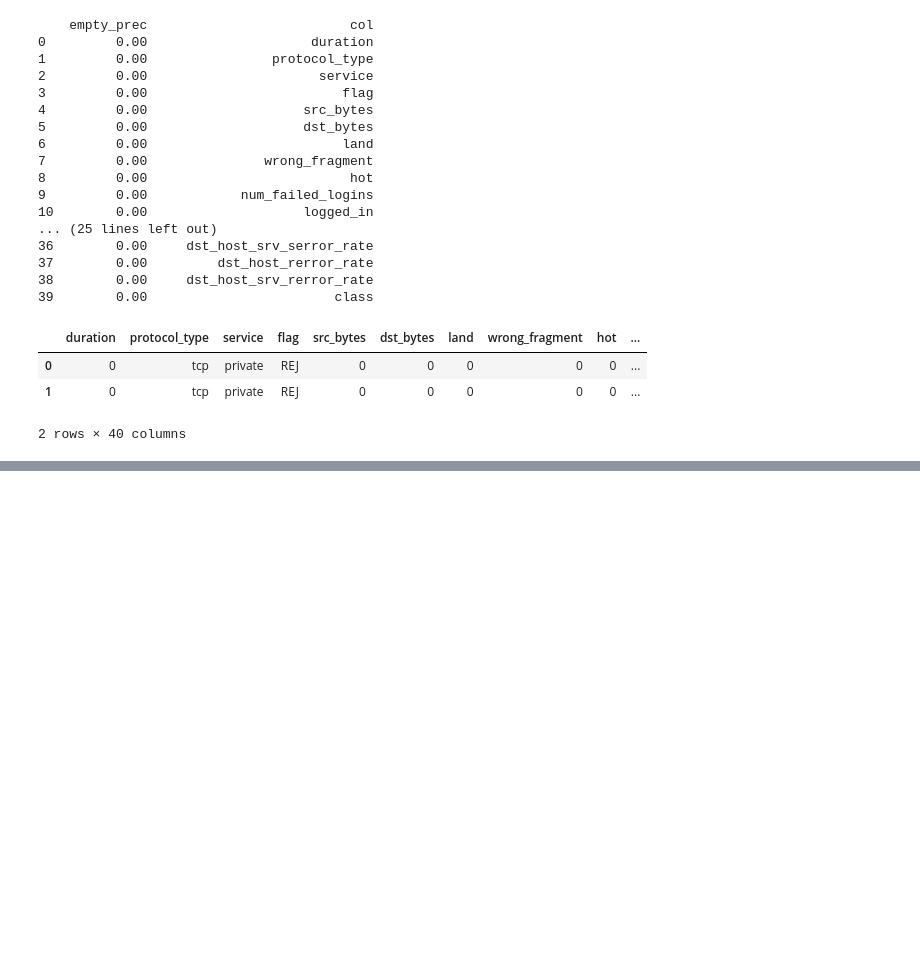
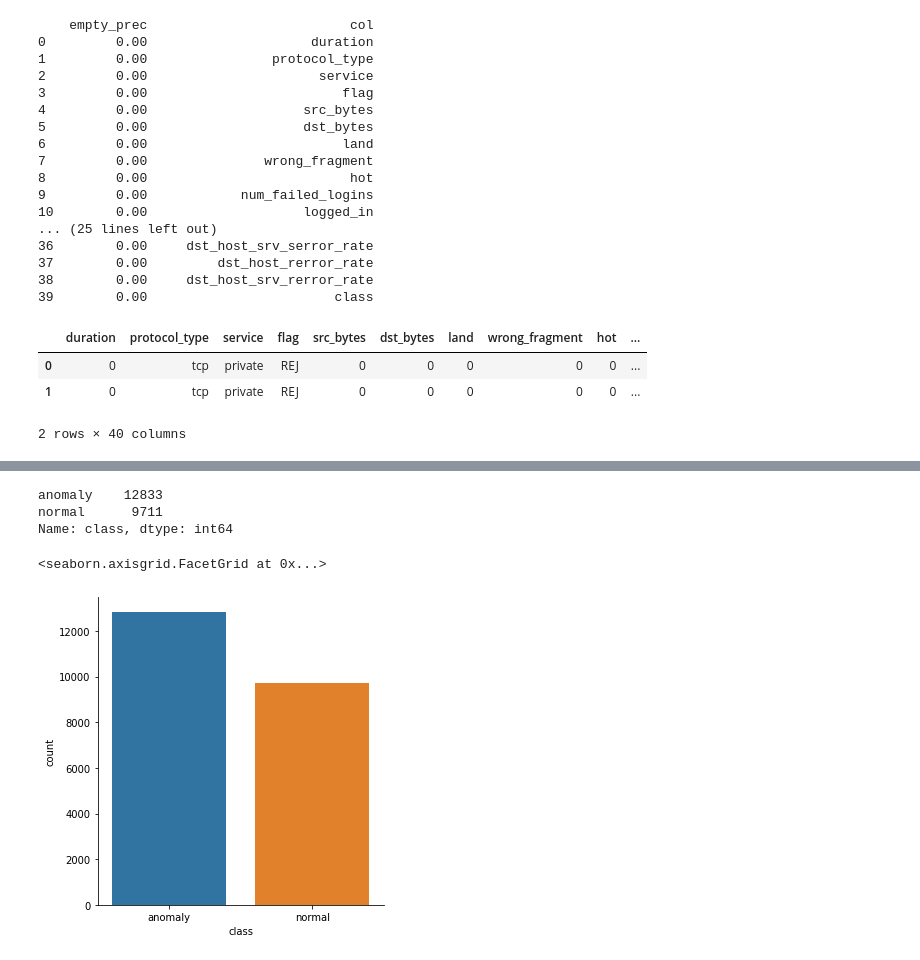
Before and after one commit to rakeshvitta/rakeshvitta, a Jupyter notebook: Assignment_Group250.ipynb, the cells around one changed output, grey strips where cells are left out. Saved outputs shown, nothing was run; the diff lists cells and outputs as text; code cells hidden in the pictures; blank space fills up the shorter version.

```diff
--- a/Assignment_Group250.ipynb
+++ b/Assignment_Group250.ipynb
@@ -75,0 +107,13 @@ df.iloc[:2]
+# %%
+#Target feature is the class
+df['class'].dtypes
+df['class'].value_counts()
+# %% [output]
+anomaly    12833
+normal      9711
+Name: class, dtype: int64
+# %%
+sns.catplot(x="class", kind="count",  data=df)
+# %% [output]
+<seaborn.axisgrid.FacetGrid at 0x...>
+[figure, added]
```
Also changed, not shown: parts of 6 cells of this notebook.
